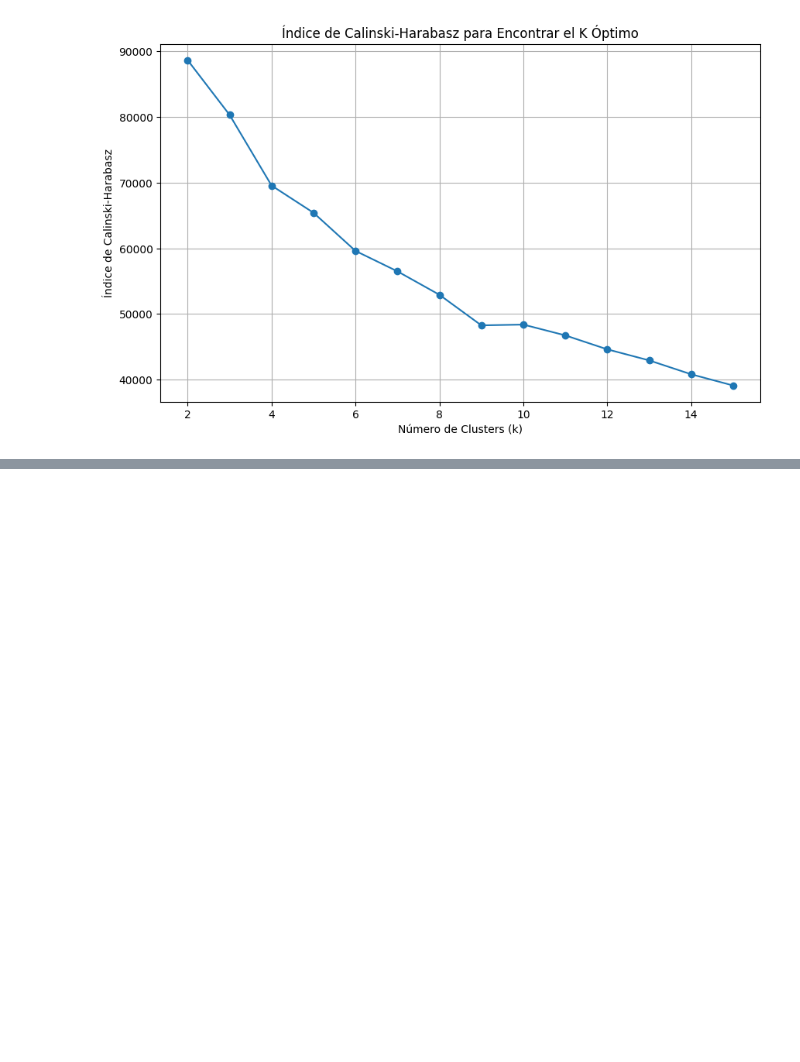
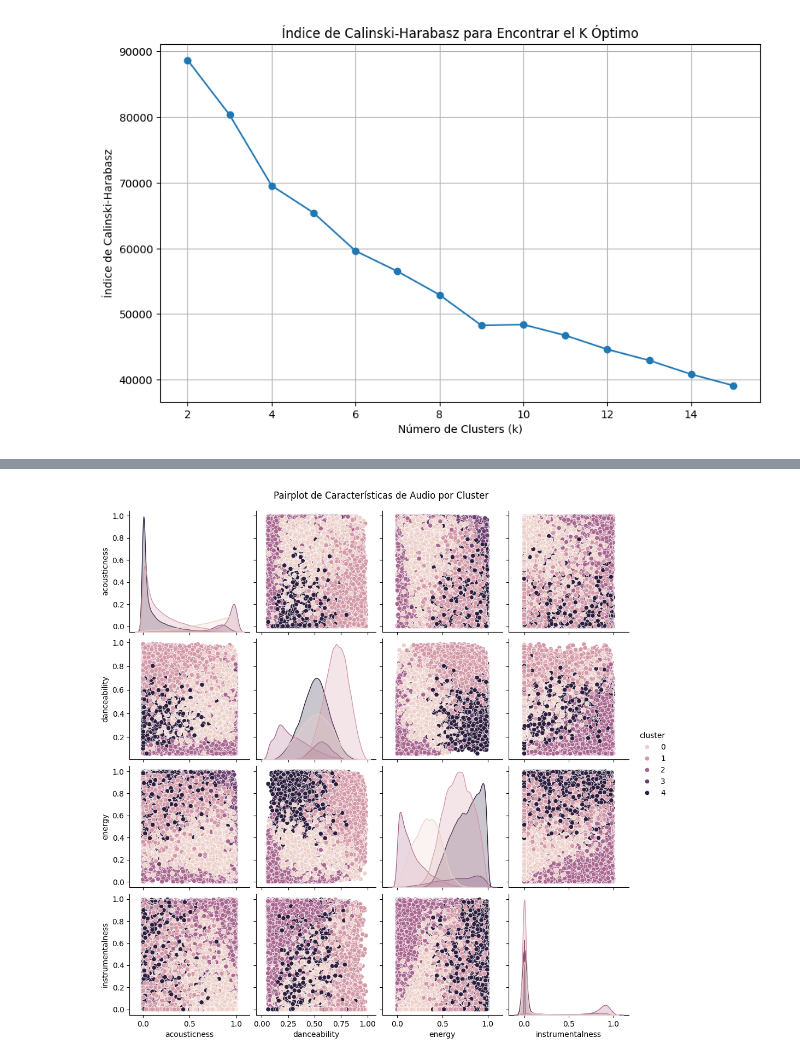
Before and after one commit to Alejo8808/aprendizajenosuper, a Jupyter notebook: Spotify.ipynb, the cells around one changed output, grey strips where cells are left out. Saved outputs shown, nothing was run; the diff lists cells and outputs as text; code cells hidden in the pictures; blank space fills up the shorter version.

```diff
--- a/Spotify.ipynb
+++ b/Spotify.ipynb
@@ -162,0 +217,3 @@ tsne_components = tsne.fit_transform(X_scaled)
+# %%
+#Añadir la columna de clusters al DataFrame original
+df['cluster'] = clusters
@@ -162,0 +243,9 @@ tsne_components = tsne.fit_transform(X_scaled)
+# %%
+#Generar el pairplot
+# Seleccionamos un subconjunto de características para que el gráfico sea más legible
+
+sns.pairplot(df, hue='cluster', vars=features[:4]) # Aquí usamos las primeras 4 características
+plt.suptitle('Pairplot de Características de Audio por Cluster', y=1.02)
+plt.show()
+# %% [output]
+[figure, added]
```
Also changed, not shown: parts of 13 cells of this notebook.
